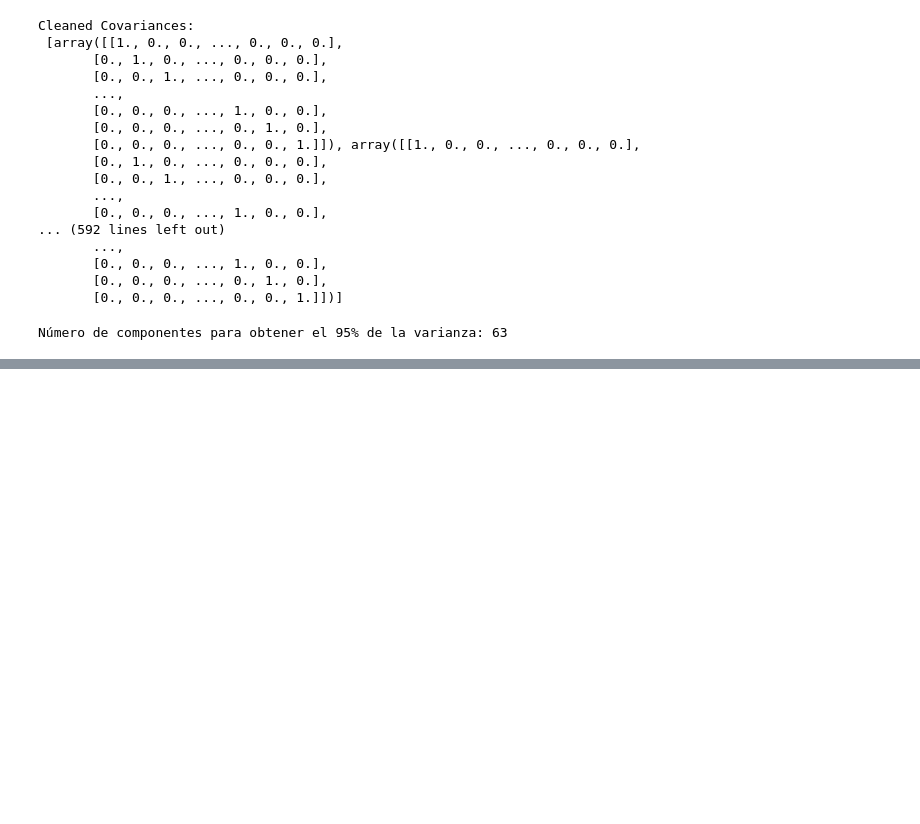
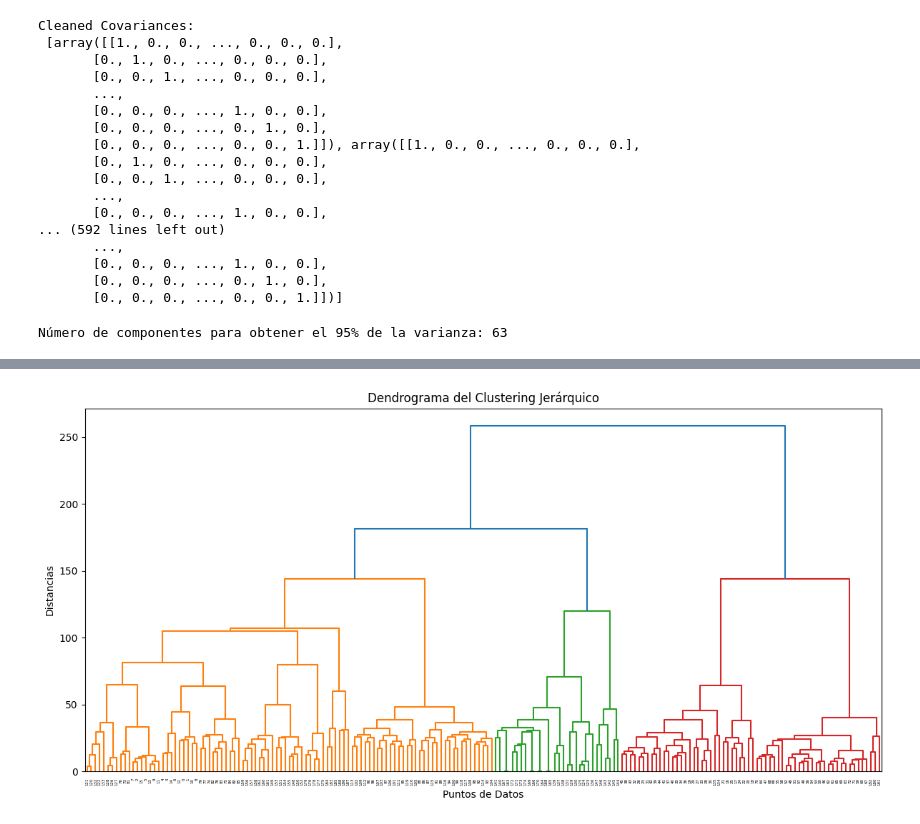
Before and after one commit to OmarUTEC/project2-machine, a Jupyter notebook: GMM/gmm.ipynb, the cells around one changed output, grey strips where cells are left out. Saved outputs shown, nothing was run; the diff lists cells and outputs as text; code cells hidden in the pictures; blank space fills up the shorter version.

```diff
--- a/GMM/gmm.ipynb
+++ b/GMM/gmm.ipynb
@@ -238,0 +242,49 @@ plt.show()
+# %%
+import pandas as pd
+from sklearn.preprocessing import MinMaxScaler
+from sklearn.decomposition import PCA
+from scipy.cluster.hierarchy import dendrogram, linkage
+from sklearn.cluster import AgglomerativeClustering
+import matplotlib.pyplot as plt
+
+# Cargar dataset_tissue.txt
+data_path = '../db/dataset_tissue.txt'
+data = pd.read_csv(data_path, sep=',', header=0, index_col=0)
+
+# Transponer los datos
+data_transposed = data.transpose()
+
+# Normalizar los datos usando MinMaxScaler
+scaler = MinMaxScaler()
+data_normalized = pd.DataFrame(scaler.fit_transform(data_transposed),
+                               columns=data_transposed.columns,
+                               index=data_transposed.index)
+
+# Aplicar PCA para retener el 95% de la varianza
+pca_95 = PCA(n_components=0.95)
+data_pca = pca_95.fit_transform(data_normalized)
+
+# Define el número de clústeres deseado
+k = num_components_95 # Puedes ajustar esto según tu preferencia
+
+# Crea un modelo de Clustering Jerárquico Aglomerativo (AHC) y ajústalo a tus datos reducidos
+model = AgglomerativeClustering(n_clusters=k, affinity='euclidean', linkage='ward')
+model.fit(data_pca)
+
+# Calcula la matriz de enlace (Z) usando SciPy
+Z = linkage(data_pca, 'ward')
+
+# Visualiza el dendrograma
+plt.figure(figsize=(12, 6))
+dendrogram(Z,
+           orientation='top',
+           distance_sort='descending',
+           show_leaf_counts=True)
+plt.title('Dendrograma del Clustering Jerárquico')
+plt.xlabel('Puntos de Datos')
+plt.xticks(fontsize=4)
+plt.ylabel('Distancias')
+plt.tight_layout()
+plt.show()
+# %% [output]
+[figure, added]
```
Also changed, not shown: parts of 2 cells of this notebook.
